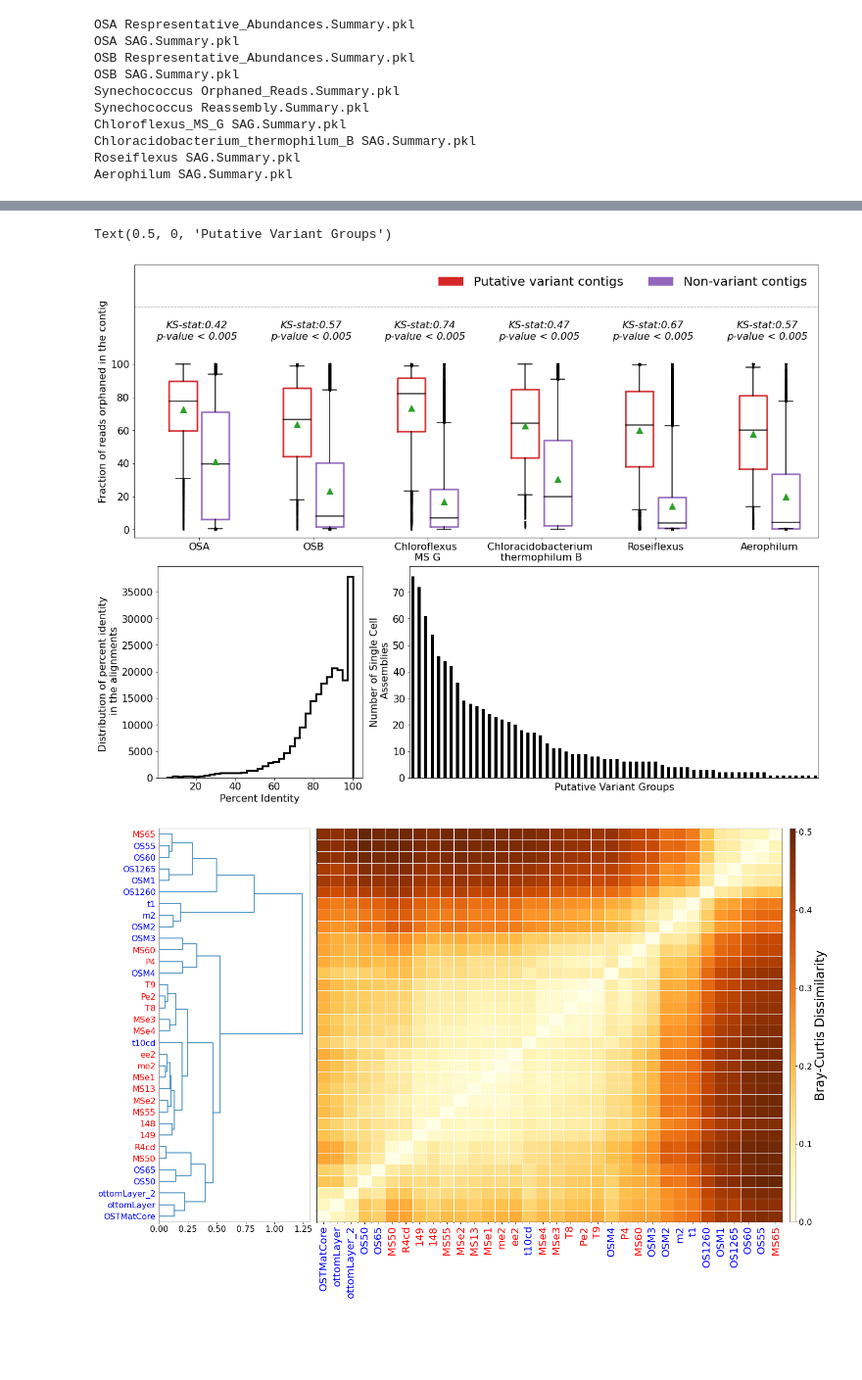
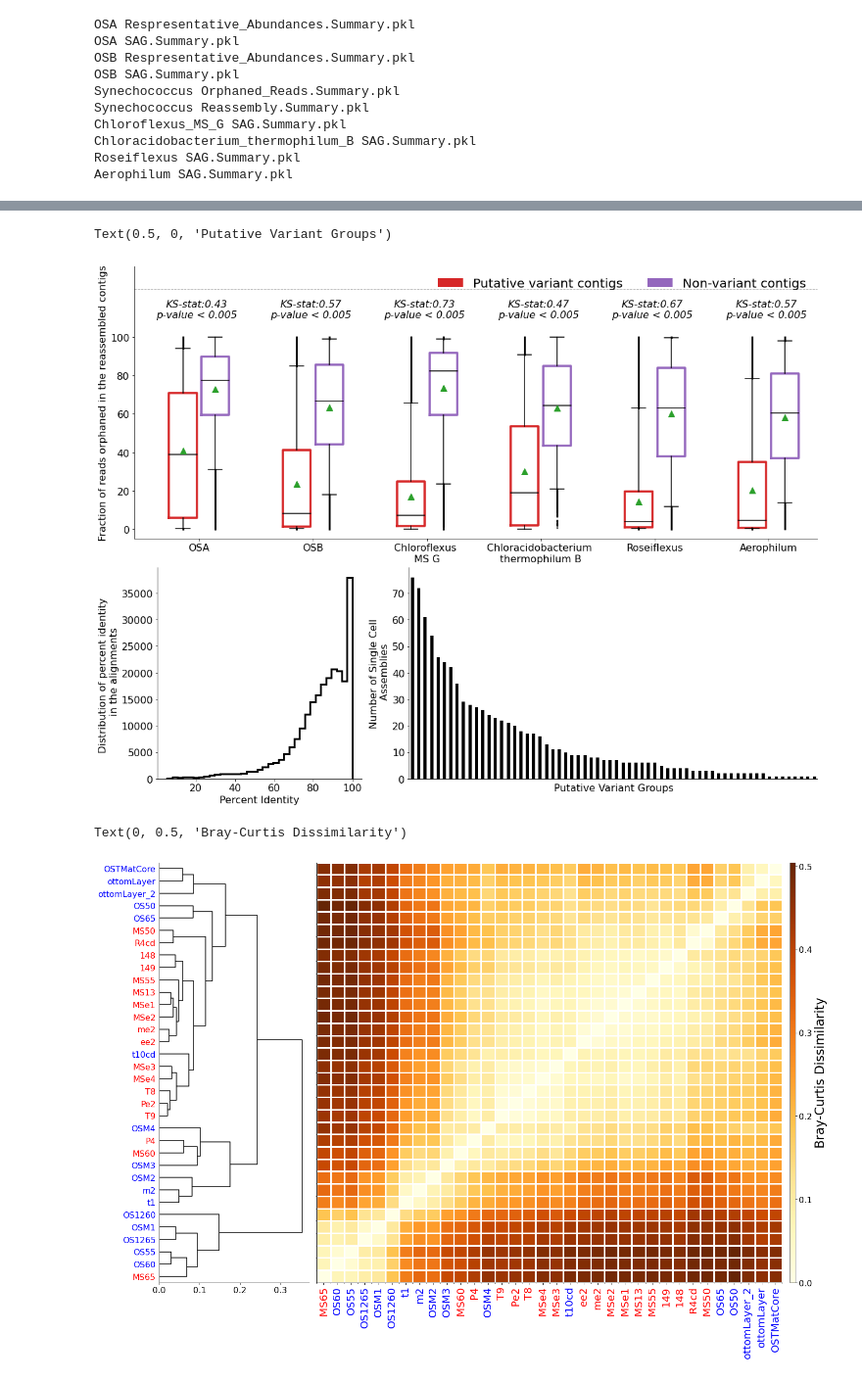
Before and after one commit to hsmurali/Hot_Springs_Analysis, a Jupyter notebook: Scripts/Synechococcus_Paper/Analysis.ipynb, the cells around one changed output, grey strips where cells are left out. Shown at 98% size. Cells and saved outputs as stored; diff of their text form; code cells hidden in the pictures; blank space fills up the shorter version.

```diff
--- a/Scripts/Synechococcus_Paper/Analysis.ipynb
+++ b/Scripts/Synechococcus_Paper/Analysis.ipynb
@@ -163,5 +157,5 @@ fig.tight_layout()
 # %%
-flierprops = dict(marker='x', markersize=2.5, linestyle='none', color = 'gray')
+flierprops = dict(marker='x', markersize=2, linestyle='none', color = 'gray')
 whiskerprops = dict(color='black',linewidth=1.5)
 capprops = dict(color='black', linewidth=1.5)
 medianprops = dict(linewidth=1.5, linestyle='-', color='black')
@@ -177,7 +171,6 @@ ax1 = fig.add_subplot(gs1[0])
 gs2 = gs0[1].subgridspec(1, 2, width_ratios = [1,2])
 ax2, ax3 = fig.add_subplot(gs2[0]), fig.add_subplot(gs2[1])
 
-min_read_count = 20
 gaps = 3.5
 counter = 0
 
@@ -187,23 +180,20 @@ xticks = []
 for g in genomes:
     if g == 'Synechococcus': continue
     df = Summary[g]['Orphaned_Reads.Summary.pkl']
-    df = df[df['Read'] > 20]
-    df_novel_filter = df.loc[df['Novel'] == 1]
-    df_not_novel_filter = df.loc[df['Novel'] == -1]
-    stat, p_val = ks_2samp(df_not_novel_filter['Or_Ratio'], df_novel_filter['Or_Ratio'])
+    stat, p_val = ks_2samp(df.loc[df['Novel'] == -1]['Or_Ratio'], df.loc[df['Novel'] == 1]['Or_Ratio'])
     positions =  [counter, counter + 1]
-    boxes = [df_novel_filter['Or_Ratio'], df_not_novel_filter['Or_Ratio']]
+    boxes = [df.loc[df['Novel'] == -1]['Or_Ratio'], df.loc[df['Novel'] == 1]['Or_Ratio']]
     c = ['C3', 'C4']
 
     for i in range(0, len(positions)):
         ax1.boxplot([boxes[i]], positions=[positions[i]], whis = [5,95], widths = [0.85],
-                     showfliers = True, boxprops = dict(linestyle='-', linewidth=2.5, color=c[i]),
+                     showfliers = True, boxprops = dict(linestyle='-', linewidth=3.5, color=c[i]),
                      flierprops = flierprops, whiskerprops = whiskerprops, capprops = capprops,
                      medianprops = medianprops, showmeans = True, meanprops = meanprops)
 
     if p_val <= 0.005: ptext = r'p-value < 0.005'
     else: ptext = r'p-value > 0.005'
-    ax1.text(counter+0.85/2, 115, r'KS-stat:'+str(round(stat, 2))+'\n'+ptext, ha = 'center',
+    ax1.text(counter+0.85/2, 110, r'KS-stat:'+str(round(stat, 2))+'\n'+ptext, ha = 'center',
              size = 16, fontstyle = 'italic')
     xticks.append(counter+0.5)
     counter += gaps
@@ -213,10 +203,10 @@ ax1.bar(-10,0,color = 'C4', label = 'Non-variant contigs')
 ax1.legend(ncol = 2, loc = 1, frameon = False)
 ax1.set_xticks(xticks)
 ax1.set_xticklabels(xticklabels, rotation = 0)
-ax1.set_ylim([-5, 160])
-ax1.axhline(135, color = 'black', linewidth = 0.5, linestyle = '-.')
+ax1.set_ylim([-5, 137.0])
+ax1.axhline(125, color = 'black', linewidth = 0.5, linestyle = '-.')
 ax1.set_yticks(range(0, 110, 20))
-ax1.set_ylabel('Fraction of reads orphaned in the contig')
+ax1.set_ylabel('Fraction of reads orphaned in the reassembled contigs')
 ax1.set_xlim([-1.5, counter-1.5])
 
 Summary['Synechococcus']['SAG.Summary.pkl']['Filtered_Alignments'][['PIdent']].plot(kind = 'hist', bins = 35,
@@ -237,55 +227,45 @@ ax3.set_xlabel('Putative Variant Groups')
 #fig.savefig('/Users/harihara/Research-Activities/Plots/Hot_Spring_Plots/Synechococcus-Paper/Orphaned_Reads.pdf')
 # %% [output]
 Text(0.5, 0, 'Putative Variant Groups')
-[figure, old version]
+[figure, new version]
 # %%
 Dist_Mat = Summary['Synechococcus']['Respresentative_Abundances.Summary.pkl']['DistMat']
 Feature_Mat = Summary['Synechococcus']['Respresentative_Abundances.Summary.pkl']['FeatMat']
-Index = Summary['Synechococcus']['Respresentative_Abundances.Summary.pkl']['Index']
-sample_spring = dict(zip(df_Metadata.SampleID.tolist(), df_Metadata.Spring_Name.tolist()))
+ticks = np.array(Summary['Synechococcus']['Respresentative_Abundances.Summary.pkl']['Index'])
 
-fig = plt.figure(figsize=(20,15))
+fig = plt.figure(figsize=(20,16))
 axdendro = fig.add_axes([0.1,0.25,0.2,0.7])
-Y = sch.linkage(Dist_Mat, method='weighted', optimal_ordering=True)
-tree_index = sch.dendrogram(Y, color_threshold = 0, orientation='right')['leaves']
-ticks = np.array(Index)
+axmatrix = fig.add_axes([0.31,0.25,0.62,0.7])
+axcolor = fig.add_axes([0.94,0.25,0.0075,0.7])
 
-axmatrix = fig.add_axes([0.31,0.25,0.62,0.7])
-
+Y = sch.linkage(squareform(Dist_Mat), method='weighted', optimal_ordering=True)
+tree_index = sch.dendrogram(Y, color_threshold = 0, orientation='right', ax = axdendro, above_threshold_color='black')['leaves']
 Dist_Mat = np.round(Dist_Mat[tree_index,:][:,tree_index], 5)
 
 im = axmatrix.imshow(Dist_Mat, cmap  = "YlOrBr", aspect='auto', origin='lower', alpha = 1.0)
 x_ticklabels = []
 for t in ticks[tree_index]:
     t = t.replace("Hotspr20Sample","").replace("Hotspr2Sample","").replace("HotsprSample","")\
          .replace("HotsprSampl","").replace("HotsprSamp","").replace("Hotspr","")
     x_ticklabels.append(t)
+axdendro.set_yticklabels(x_ticklabels, size = 16)
+a = [axdendro.get_yticklabels()[i].set_color(mscolor) if (sample_spring[ticks[tree_index][i]] == 'Mushroom' )
+     else axdendro.get_yticklabels()[i].set_color(oscolor) for i in range(len(axdendro.get_yticklabels()))]
 
-axdendro.set_yticklabels(x_ticklabels, size = 16)
+axmatrix.set_xticks(range(0, len(ticks)))
+axmatrix.set_xticklabels(x_ticklabels, rotation = 90, size = 20)
+a = [axmatrix.get_xticklabels()[i].set_color(mscolor)  if (sample_spring[ticks[tree_index][i]] == 'Mushroom' )
+     else axmatrix.get_xticklabels()[i].set_color(oscolor) for i in range(len(axmatrix.get_xticklabels()))]
 
-a = [axdendro.get_yticklabels()[i].set_color('red') if (sample_spring[ticks[tree_index][i]] == 'Mushroom' )
-     else axdendro.get_yticklabels()[i].set_color('blue') for i in range(len(axdendro.get_yticklabels()))]
-
-axmatrix.set_xticks(list(range(0, len(ticks))))
-axmatrix.set_xticklabels(x_ticklabels, rotation = 90, size = 20)
-axmatrix.xaxis.set_ticks_position('bottom')
 axmatrix.set_xticks(np.arange(-.5, 34, 1), minor=True)
-
-a = [axmatrix.get_xticklabels()[i].set_color('red')  if (sample_spring[ticks[tree_index][i]] == 'Mushroom' )
-     else axmatrix.get_xticklabels()[i].set_color('blue') for i in range(len(axmatrix.get_xticklabels()))]
-
-
-ng = len(ticks)
 axmatrix.set_yticks(np.arange(-.5, 34, 1), minor=True)
-axmatrix.grid(which='minor', color='white', linestyle='-', linewidth=1)
+axmatrix.grid(which='minor', color='white', linestyle='-', linewidth=3)
 axmatrix.set_yticks([])
-axcolor = fig.add_axes([0.94,0.25,0.0075,0.7])
 fig.colorbar(im, cax=axcolor)
 axcolor.set_ylabel(r'Bray-Curtis Dissimilarity', size = 24)
-
-fig.subplots_adjust(bottom = 0.001, left = 0.01)
 # %% [output]
+Text(0, 0.5, 'Bray-Curtis Dissimilarity')
-[figure, old version]
+[figure, new version]
 # %%
 plt.rcParams.update(rcParams)
 
```
Also changed, not shown: parts of 6 cells of this notebook.
